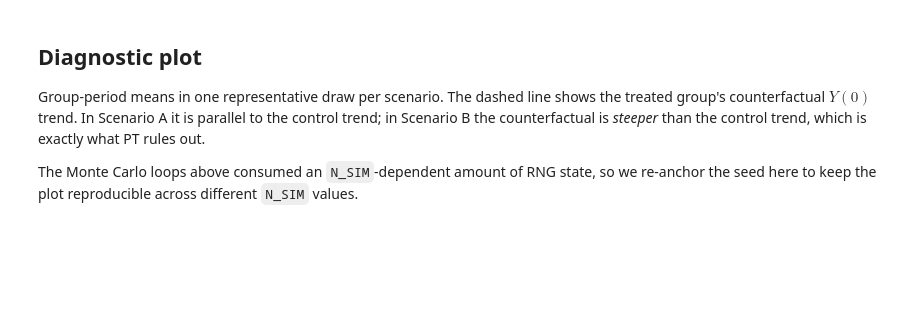
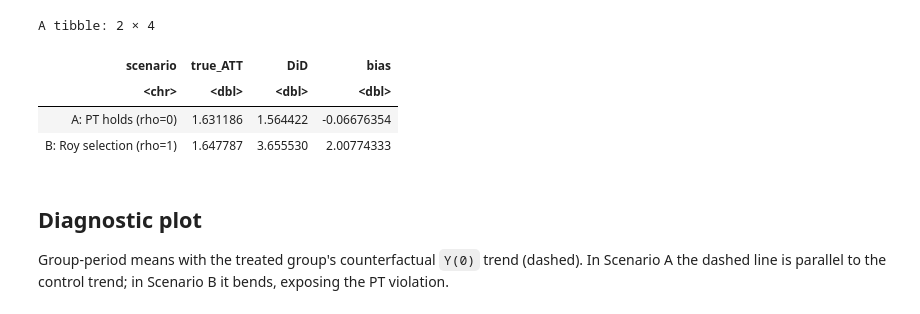
Before and after one commit to afrtrivi1120/causal-inference-papers-explainer, a Jupyter notebook: papers/did/01-ghanem-santanna-wuthrich-selection-parallel-trends/simulation.ipynb, the cells around one changed output. Drawn from its saved outputs; the diff is of its cells as text; code cells hidden in the pictures; blank space fills up the shorter version.

```diff
--- a/papers/did/01-ghanem-santanna-wuthrich-selection-parallel-trends/simulation.ipynb
+++ b/papers/did/01-ghanem-santanna-wuthrich-selection-parallel-trends/simulation.ipynb
@@ -129,7 +44,39 @@ Monte Carlo summary (300 draws, N = 2000 per draw):
+# %%
+one_draw <- function(rho) {
+  alpha <- rnorm(N); v <- rnorm(N)
+  y0_t1 <- alpha + rnorm(N, 0, SIGMA)
+  y0_t2 <- alpha + GAMMA + rho * v + rnorm(N, 0, SIGMA)
+  gain  <- TAU + LAMBDA * v
+  D     <- as.integer(gain + rnorm(N, 0, 0.3) > 0)        # Roy-style selection
+  y_t2  <- ifelse(D == 1, y0_t2 + gain, y0_t2)
+
+  panel <- tibble(post  = rep(c(0L, 1L), each = N),
+                  treat = rep(D, 2),
+                  y     = c(y0_t1, y_t2))
+  fit <- lm(y ~ treat * post, data = panel)
+
+  list(D = D, y0_t1 = y0_t1, y0_t2 = y0_t2, y_t2 = y_t2,
+       true_ATT = mean(gain[D == 1]),
+       DiD      = unname(coef(fit)['treat:post']))
+}
+
+A <- one_draw(rho = 0.0)
+B <- one_draw(rho = 1.0)
+
+tibble(
+  scenario = c('A: PT holds (rho=0)', 'B: Roy selection (rho=1)'),
+  true_ATT = c(A$true_ATT, B$true_ATT),
+  DiD      = c(A$DiD,      B$DiD),
+  bias     = c(A$DiD - A$true_ATT, B$DiD - B$true_ATT)
+)
+# %% [output]
+A tibble: 2 × 4
+| scenario | true_ATT | DiD | bias |
+| <chr> | <dbl> | <dbl> | <dbl> |
+| A: PT holds (rho=0) | 1.631186 | 1.564422 | -0.06676354 |
+| B: Roy selection (rho=1) | 1.647787 | 3.655530 | 2.00774333 |
 # %% [markdown]
 ## Diagnostic plot
 
-Group-period means in one representative draw per scenario. The dashed line shows the treated group's counterfactual $Y(0)$ trend. In Scenario A it is parallel to the control trend; in Scenario B the counterfactual is *steeper* than the control trend, which is exactly what PT rules out.
-
-The Monte Carlo loops above consumed an `N_SIM`-dependent amount of RNG state, so we re-anchor the seed here to keep the plot reproducible across different `N_SIM` values.
+Group-period means with the treated group's counterfactual `Y(0)` trend (dashed). In Scenario A the dashed line is parallel to the control trend; in Scenario B it bends, exposing the PT violation.
 # %%
```
Also changed, not shown: parts of 14 cells of this notebook, 6 other files.
